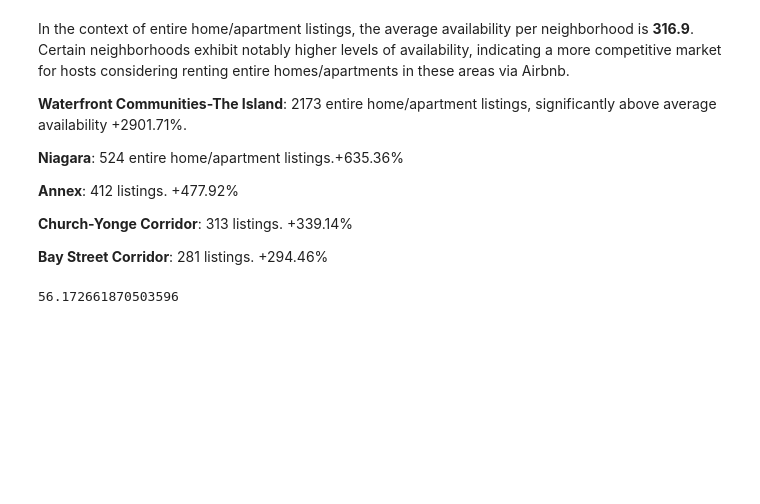
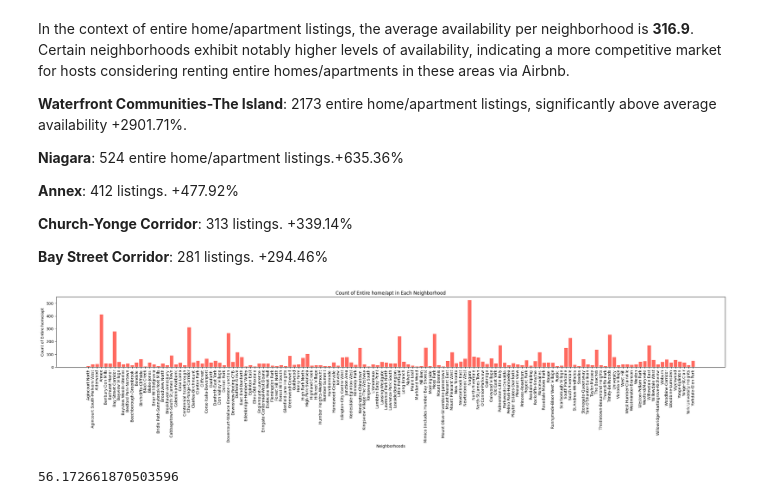
Before and after one commit to Etnawu/Data-analysis-of-Airbnb-in-Toronto, a Jupyter notebook: Airbnb.ipynb, the cells around one changed output. Drawn from its saved outputs; the diff is of its cells as text; code cells hidden in the pictures; blank space fills up the shorter version.

```diff
--- a/Airbnb.ipynb
+++ b/Airbnb.ipynb
@@ -245,4 +247,27 @@ print(entire_mean)
 **Church-Yonge Corridor**: 313 listings. +339.14%
 
 **Bay Street Corridor**: 281 listings. +294.46%
+# %%
+#Dropping row of Waterfront Communities-The Island from count
+adj_entire_counts = entire_counts.drop(index='Waterfront Communities-The Island')
+
+#Dropping row of Waterfront Communities-The Island from neighborhood so we can plot
+adj_neighborhood = neighborhoods.drop('Waterfront Communities-The Island')
+
+# Plot bar chart
+plt.figure(figsize=(25, 6))
+bar_width = 0.5  # Adjust the width of the bars
+plt.bar(adj_neighborhood, adj_entire_counts, color='#ff6a60')
+
+# Add labels and title
+plt.xlabel('Neighborhoods')
+plt.ylabel('Count of Entire home/apt')
+plt.title('Count of Entire home/apt in Each Neighborhood')
+plt.xticks(rotation=90)
+plt.tight_layout()
+
+# Show plot
+plt.show()
+# %% [output]
+[figure, added]
 # %%
```
Also changed, not shown: parts of 4 cells of this notebook.
